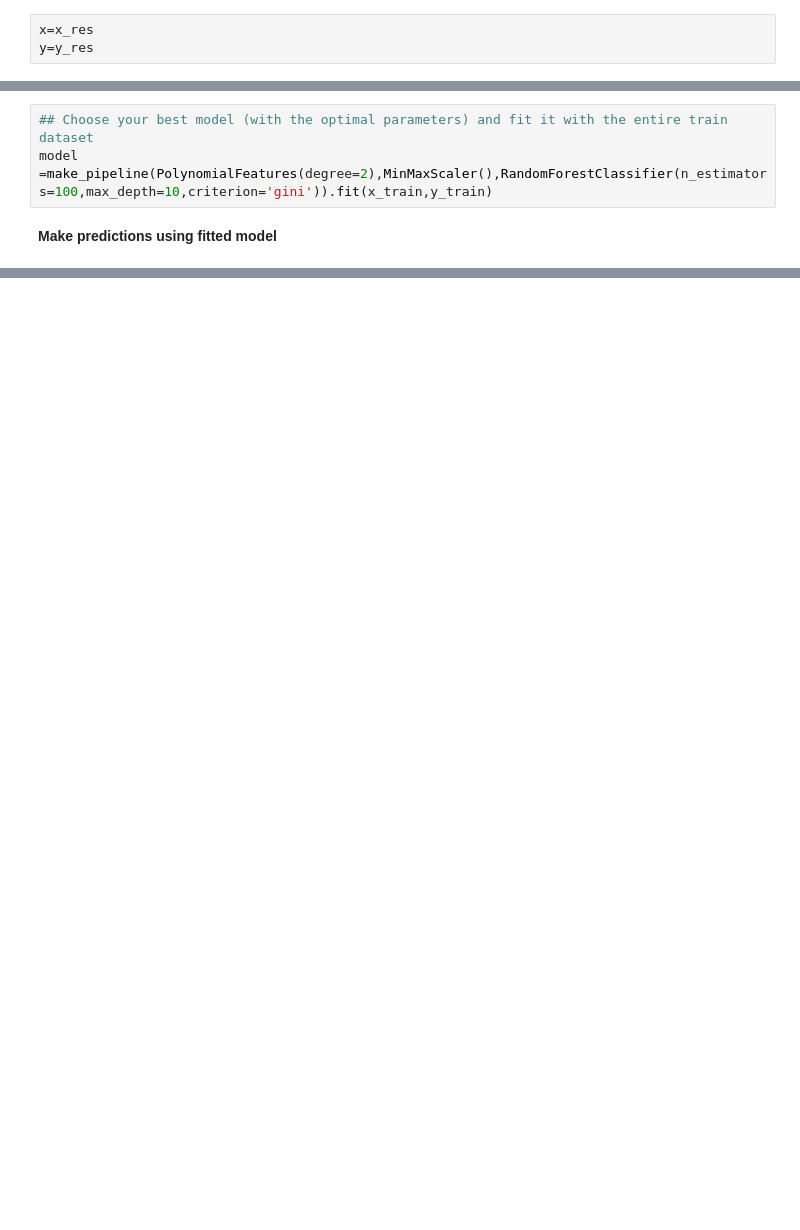
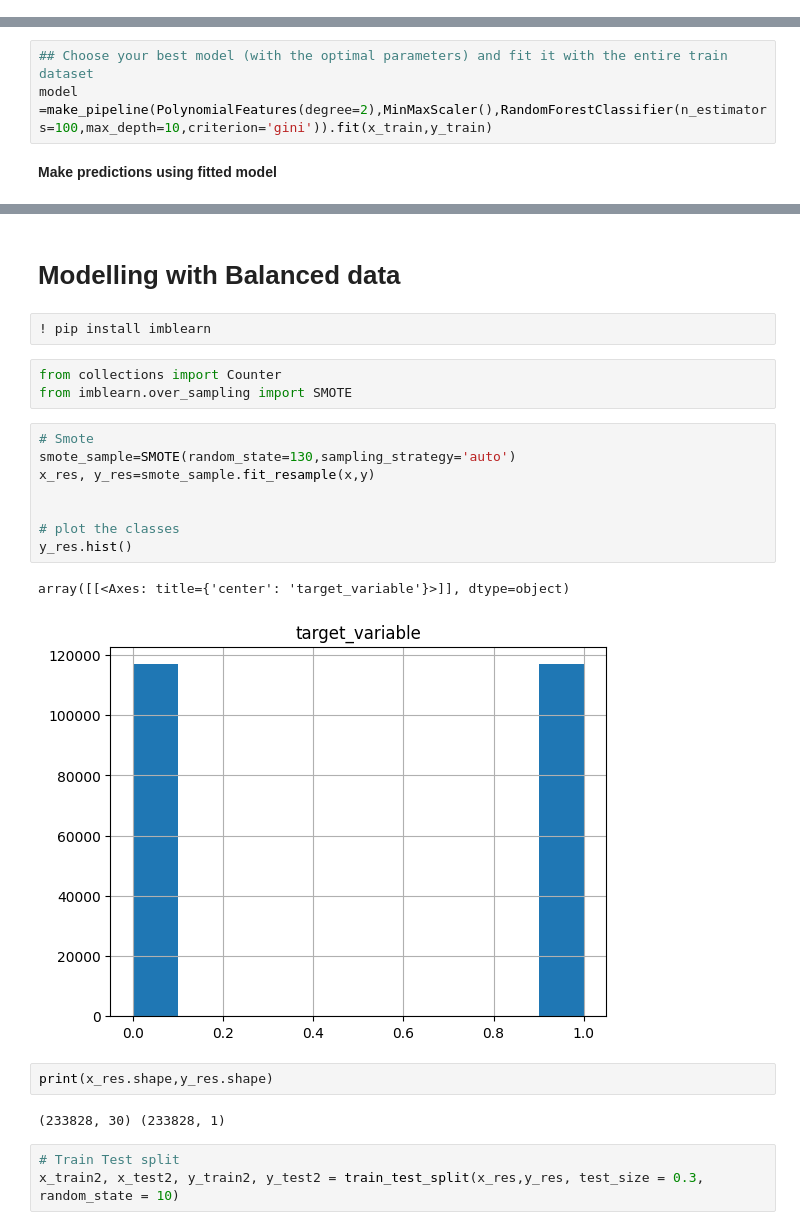
Before and after one commit to Karlajack/Machine_Learning_24e, a Jupyter notebook: Wk3-Credit_Risk_Classification_Project.ipynb, the cells around one changed output, grey strips where cells are left out. Saved outputs shown, nothing was run; the diff lists cells and outputs as text; blank space fills up the shorter version.

```diff
--- a/Wk3-Credit_Risk_Classification_Project.ipynb
+++ b/Wk3-Credit_Risk_Classification_Project.ipynb
@@ -360,6 +350,3 @@ print(x_res.shape,y_res.shape)
-# %%
-x=x_res
-y=y_res
 # %%
 # Train Test split
 x_train,x_test,y_train,y_test=train_test_split(x,y,test_size=0.3,random_state=40)
@@ -412,0 +415,25 @@ y_pred.shape
+# %% [markdown]
+# **Modelling with Balanced data**
+# %%
+! pip install imblearn
+# %%
+from collections import Counter
+from imblearn.over_sampling import SMOTE
+# %%
+# Smote
+smote_sample=SMOTE(random_state=130,sampling_strategy='auto')
+x_res, y_res=smote_sample.fit_resample(x,y)
+
+
+# plot the classes
+y_res.hist()
+# %% [output]
+array([[<Axes: title={'center': 'target_variable'}>]], dtype=object)
+[figure, added]
+# %%
+print(x_res.shape,y_res.shape)
+# %% [output]
+(233828, 30) (233828, 1)
+# %%
+# Train Test split
+x_train2, x_test2, y_train2, y_test2 = train_test_split(x_res,y_res, test_size = 0.3, random_state = 10)
```
Also changed, not shown: parts of 14 cells of this notebook.
